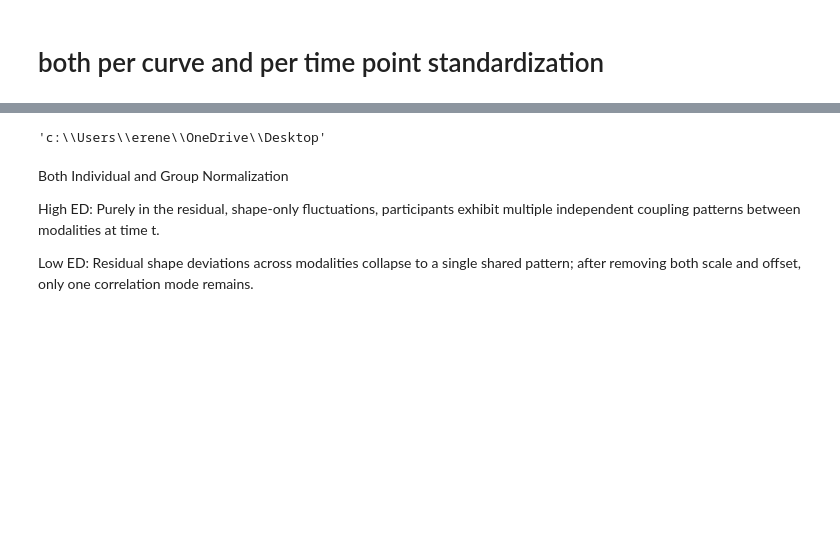
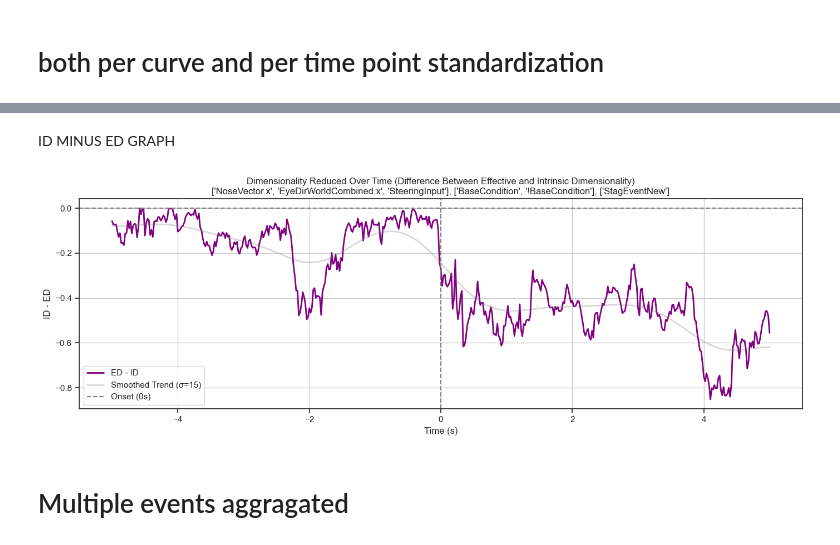
Before and after one commit to JohnMadrid/fpca-takeOverRequests, a Jupyter notebook: Analysis_ED_PCA.ipynb, the cells around one changed output, grey strips where cells are left out. Saved outputs shown, nothing was run; the diff lists cells and outputs as text; code cells hidden in the pictures; blank space fills up the shorter version.

```diff
--- a/Analysis_ED_PCA.ipynb
+++ b/Analysis_ED_PCA.ipynb
@@ -649,7 +297,7 @@ Plot centered and standardized variables
 
 # --- Define condition filters ---
 condition_filters = [
-    #'BaseCondition',
+    'BaseCondition',
     '!BaseCondition',
     #'HUDOnly',
     #'AudioOnly',
@@ -671,10 +319,10 @@ colors = {
 # Load and filter
 
 
+df = dd.read_csv(filepath, assume_missing=True, dtype=dtypes, blocksize="100MB").compute()
 
-df = dd.read_csv(data_path + "cleaned_windowed.csv", assume_missing=True, dtype=dtypes, blocksize="100MB").compute()
-grouped = df.groupby(['uid', 'WindowNumber'])
-windows_event_filtered = grouped.filter(lambda x: any(event in x['EventName'].values for event in event_filter_list))
+grouped = df.groupby('uid')
+event_filtered = grouped.filter(lambda x: any(event in x['EventName'].values for event in event_filter_list))
 
-windows_event_filtered.shape
+event_filtered.shape
 # %% [output]
@@ -1078,10 +478,0 @@ PCA based global scalar ED: 1.14 using 2 components
-# %%
-pwd
-# %% [output]
-'c:\\Users\\erene\\OneDrive\\Desktop'
-# %% [markdown]
-Both Individual and Group Normalization
-
-High ED: Purely in the residual, shape‐only fluctuations, participants exhibit multiple independent coupling patterns between modalities at time t.
-
-Low ED: Residual shape deviations across modalities collapse to a single shared pattern; after removing both scale and offset, only one correlation mode remains.
@@ -1129,0 +479,39 @@ Low ED: Residual shape deviations across modalities collapse to a single shared
+# %% [markdown]
+ID MINUS ED GRAPH
+# %%
+# Time vector
+secs = np.linspace(-5, 5, T)
+
+# Define ground-truth intrinsic dimensionality (ID): 2 before onset, 3 after
+
+if 'SteeringInput' in modalities:
+    id_curve = np.where(secs <= 0, int(len(modalities))-1, int(len(modalities)))
+else:
+    id_curve = np.where(secs <= 0, int(len(modalities)), int(len(modalities)))
+
+
+# Compute difference: ID - ED
+ed_minus_id = ed - id_curve  # or use `smoothed` if you're plotting smoothed ED
+# Apply heavy smoothing to show slow temporal drift
+smoothed_diff = gaussian_filter1d(ed_minus_id, sigma=25)
+
+# Plot the difference
+plt.figure(figsize=(14, 5))
+plt.plot(secs, ed_minus_id, label="ED - ID", color='purple', linewidth=2)
+plt.plot(secs, smoothed_diff, color='gray', linewidth=2, alpha=0.3, label='Smoothed Trend (σ=15)')
+
+plt.axhline(0, color='gray', linestyle='--')
+plt.axvline(0, color='gray', linestyle='--', label='Onset (0s)')
+plt.xlabel("Time (s)")
+plt.ylabel("ID - ED")
+#plt.ylim(-1.0, 0)
+
+plt.title(f"Dimensionality Reduced Over Time (Difference Between Effective and Intrinsic Dimensionality)\n{modalities}, {condition_filters}, {event_filter_list}")
+plt.grid(True)
+plt.legend()
+plt.tight_layout()
+plt.show()
+# %% [output]
+[figure, added]
+# %% [markdown]
+# Multiple events aggragated
```
Also changed, not shown: parts of 26 cells of this notebook, 2 other files.
